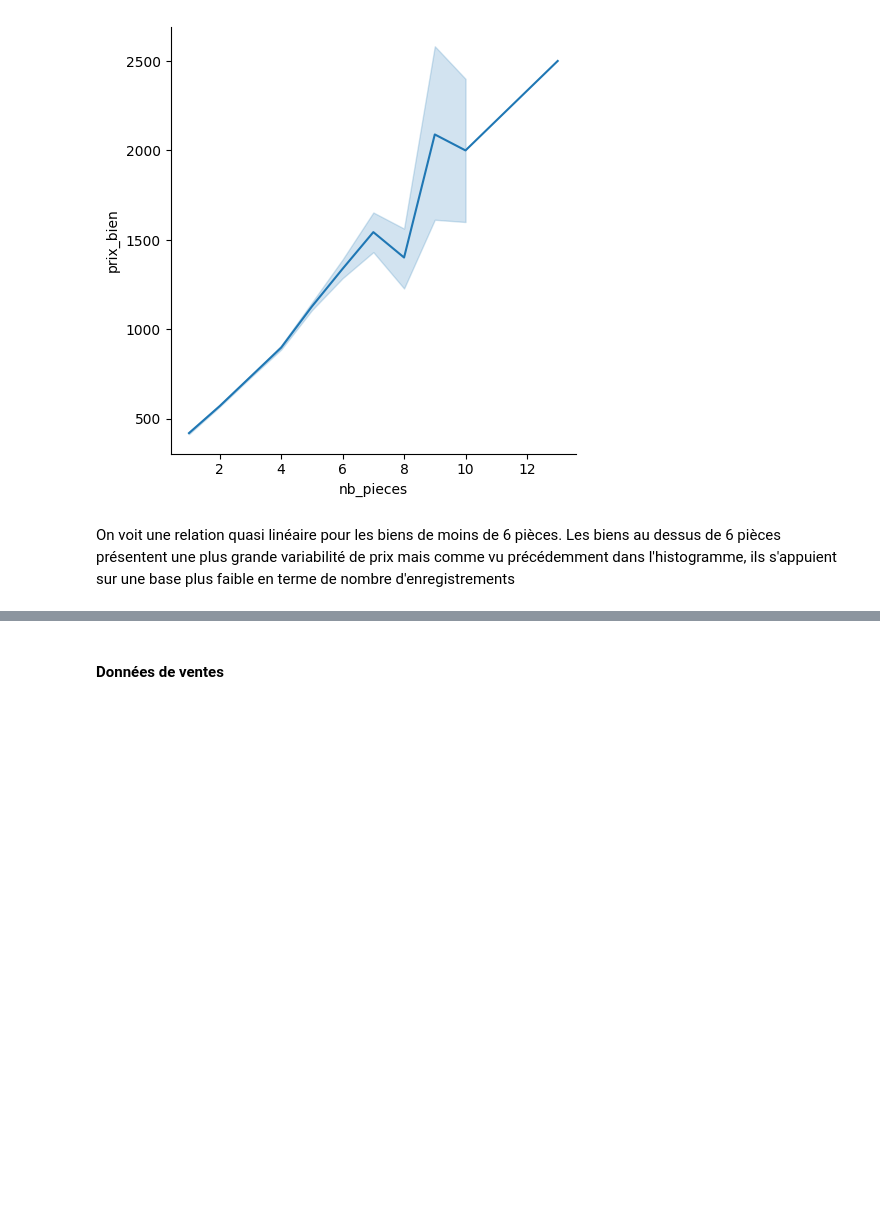
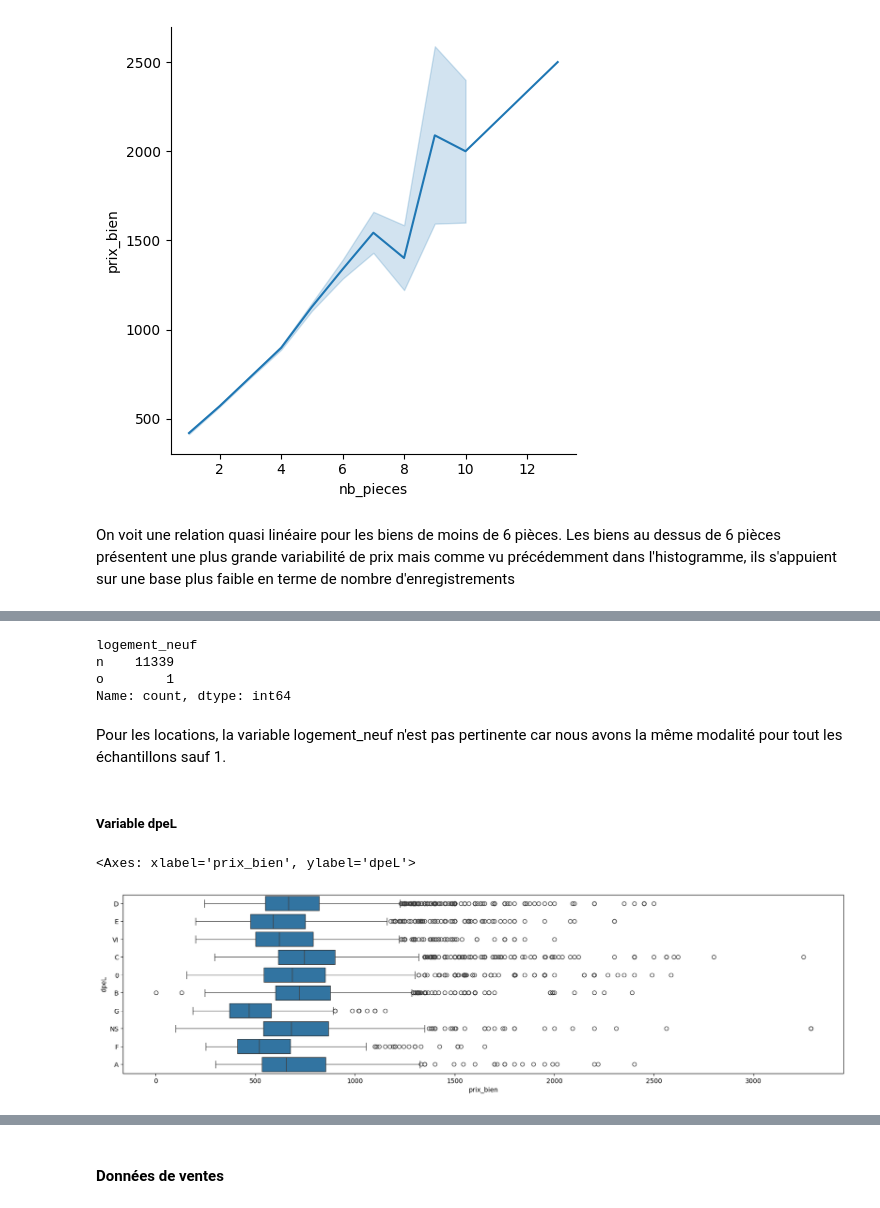
Before and after one commit to Hugues360/Projet_DS2025, a Jupyter notebook: Etape_1_Exploration_DataViz.ipynb, the cells around one changed output, grey strips where cells are left out. Saved outputs shown, nothing was run; the diff lists cells and outputs as text; code cells hidden in the pictures; blank space fills up the shorter version.

```diff
--- a/Etape_1_Exploration_DataViz.ipynb
+++ b/Etape_1_Exploration_DataViz.ipynb
@@ -406,0 +460,17 @@ On voit une relation quasi linéaire pour les biens de moins de 6 pièces. Les b
+# %%
+df_locations.logement_neuf.value_counts()
+# %% [output]
+logement_neuf
+n    11339
+o        1
+Name: count, dtype: int64
+# %% [markdown]
+Pour les locations, la variable logement_neuf n'est pas pertinente car nous avons la même modalité pour tout les échantillons sauf 1.
+# %% [markdown]
+##### Variable dpeL
+# %%
+fig, ax = plt.subplots(figsize = (20,5))
+sns.boxplot(data=df_locations, y='dpeL', x='prix_bien')
+# %% [output]
+<Axes: xlabel='prix_bien', ylabel='dpeL'>
+[figure, added]
```
Also changed, not shown: parts of 34 cells of this notebook.
